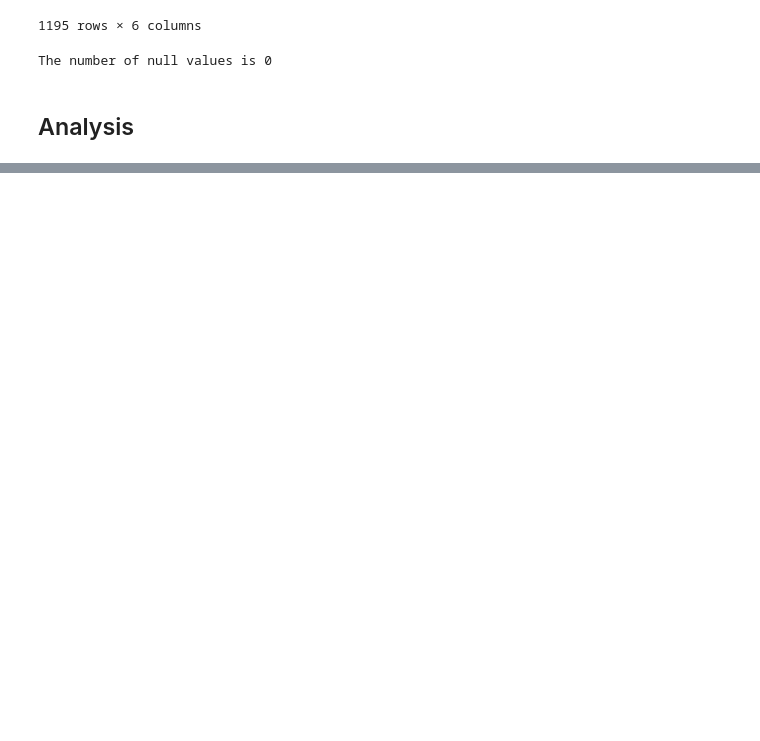
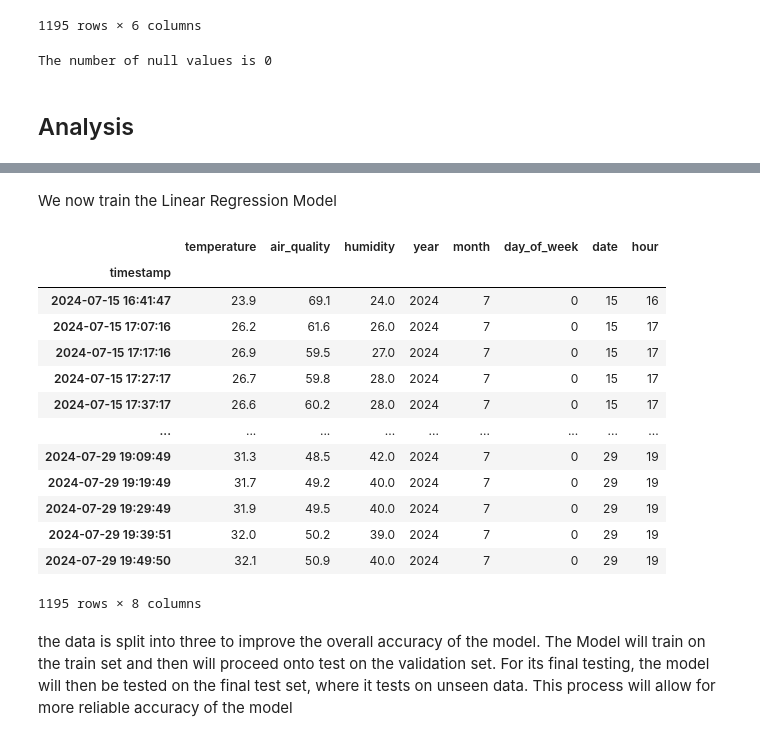
Before and after one commit to saikeerthan06/Data-Engineering-Project-Year-2-Semester-1, a Jupyter notebook: DEP_LinearRegression.ipynb, the cells around one changed output, grey strips where cells are left out. Drawn from its saved outputs; the diff is of its cells as text; code cells hidden in the pictures; blank space fills up the shorter version.

```diff
--- a/DEP_LinearRegression.ipynb
+++ b/DEP_LinearRegression.ipynb
@@ -173,0 +268,20 @@ As we can see above we have the distribution of the
+# %%
+# #converting 'timestamp to datetime format'
+df.index = pd.to_datetime(df.index)
+
+df['year'] = df.index.year
+df['month'] = df.index.month
+df['day_of_week'] = df.index.day_of_week
+df['date'] = df.index.day
+df['hour'] = df.index.hour
+
+# data = df.drop(['topic', 'message', 'timestamp'], axis=1)
+
+df['temperature'] = df['temperature'].astype('float')
+df['air_quality'] = df['air_quality'].astype('float')
+df['humidity'] = df['humidity'].astype('float')
+
+
+print(f"The type of the column in the DataFrame")
+print("\n")
+print(df.dtypes)
@@ -173,0 +301,19 @@ As we can see above we have the distribution of the
+# %% [markdown]
+We now train the Linear Regression Model
+# %%
+df
+# %% [output]
+|  | temperature | air_quality | humidity | year | month | day_of_week | date | hour |
+| timestamp |  |  |  |  |  |  |  |  |
+| 2024-07-15 16:41:47 | 23.9 | 69.1 | 24.0 | 2024 | 7 | 0 | 15 | 16 |
+| 2024-07-15 17:07:16 | 26.2 | 61.6 | 26.0 | 2024 | 7 | 0 | 15 | 17 |
+| 2024-07-15 17:17:16 | 26.9 | 59.5 | 27.0 | 2024 | 7 | 0 | 15 | 17 |
+| 2024-07-15 17:27:17 | 26.7 | 59.8 | 28.0 | 2024 | 7 | 0 | 15 | 17 |
+| 2024-07-15 17:37:17 | 26.6 | 60.2 | 28.0 | 2024 | 7 | 0 | 15 | 17 |
+| ... | ... | ... | ... | ... | ... | ... | ... | ... |
+| 2024-07-29 19:09:49 | 31.3 | 48.5 | 42.0 | 2024 | 7 | 0 | 29 | 19 |
+| 2024-07-29 19:19:49 | 31.7 | 49.2 | 40.0 | 2024 | 7 | 0 | 29 | 19 |
+| 2024-07-29 19:29:49 | 31.9 | 49.5 | 40.0 | 2024 | 7 | 0 | 29 | 19 |
+| 2024-07-29 19:39:51 | 32.0 | 50.2 | 39.0 | 2024 | 7 | 0 | 29 | 19 |
+| 2024-07-29 19:49:50 | 32.1 | 50.9 | 40.0 | 2024 | 7 | 0 | 29 | 19 |
+1195 rows × 8 columns
@@ -173,0 +333,2 @@ As we can see above we have the distribution of the
+# %% [markdown]
+the data is split into three to improve the overall accuracy of the model. The Model will train on the train set and then will proceed onto test on the validation set. For its final testing, the model will then be tested on the final test set, where it tests on unseen data. This process will allow for more reliable accuracy of the model
```
Also changed, not shown: parts of 26 cells of this notebook.
